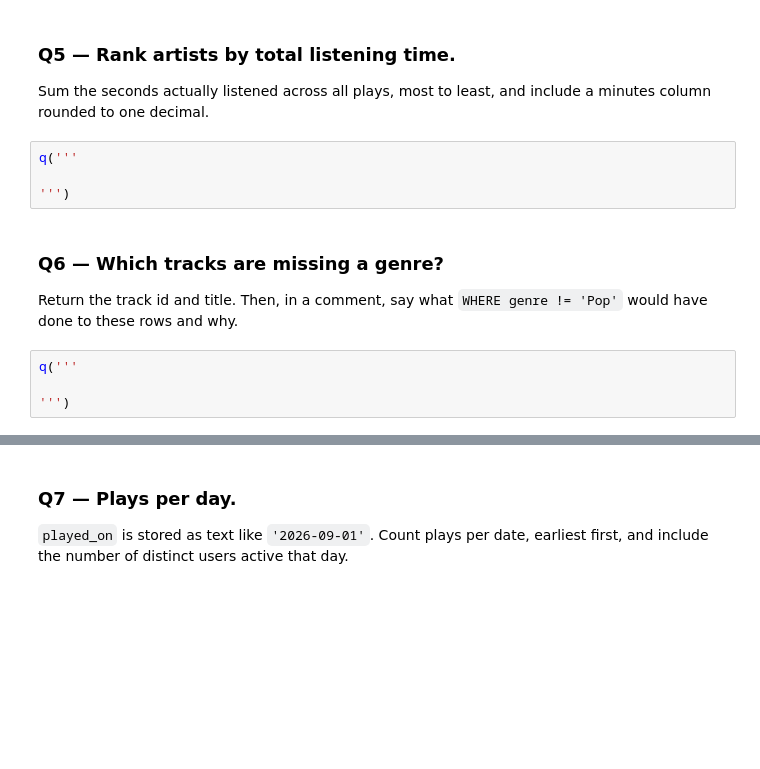
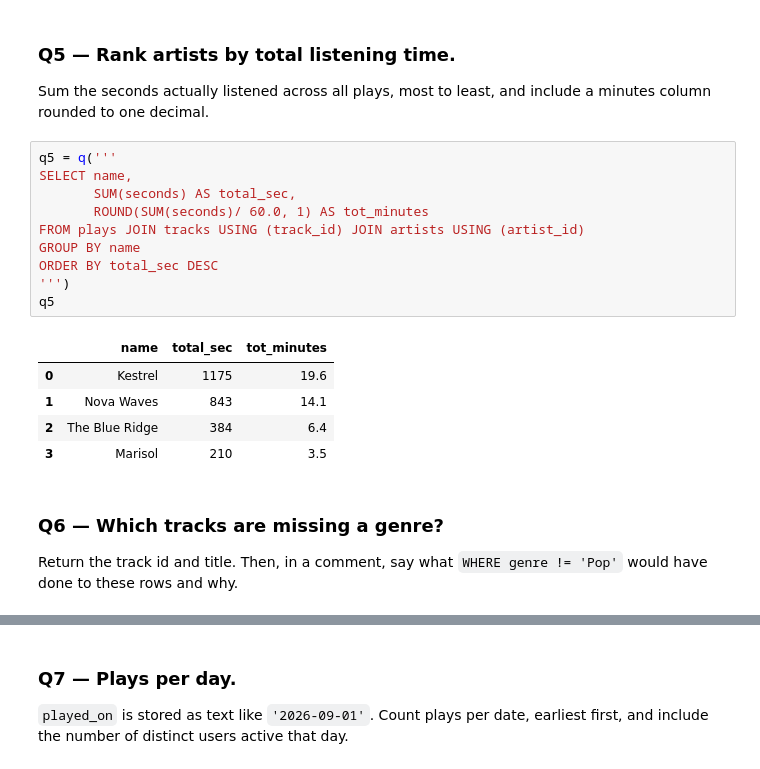
Before and after one commit to TommySnyd/ds2002-fa26, a Jupyter notebook: notebooks/02-sql-databases/2026-09-11 — SQL Challenge Set — Lab.ipynb, the cells around one changed output, grey strips where cells are left out. Cells and saved outputs as stored; diff of their text form; blank space fills up the shorter version.

```diff
--- a/notebooks/02-sql-databases/2026-09-11 — SQL Challenge Set — Lab.ipynb
+++ b/notebooks/02-sql-databases/2026-09-11 — SQL Challenge Set — Lab.ipynb
@@ -119,15 +126,23 @@ q('''
 ### Q5 — Rank artists by total listening time.
 
 Sum the seconds actually listened across all plays, most to least, and include a minutes column rounded to one decimal.
-# %%
-q('''
-
-''')
+# %%
+q5 = q('''
+SELECT name,
+       SUM(seconds) AS total_sec,
+       ROUND(SUM(seconds)/ 60.0, 1) AS tot_minutes
+FROM plays JOIN tracks USING (track_id) JOIN artists USING (artist_id)
+GROUP BY name
+ORDER BY total_sec DESC
+''')
+q5
+# %% [output]
+|  | name | total_sec | tot_minutes |
+| 0 | Kestrel | 1175 | 19.6 |
+| 1 | Nova Waves | 843 | 14.1 |
+| 2 | The Blue Ridge | 384 | 6.4 |
+| 3 | Marisol | 210 | 3.5 |
 # %% [markdown]
 ### Q6 — Which tracks are missing a genre?
 
 Return the track id and title. Then, in a comment, say what `WHERE genre != 'Pop'` would have done to these rows and why.
-# %%
-q('''
-
-''')
```
Also changed, not shown: parts of 5 cells of this notebook.
